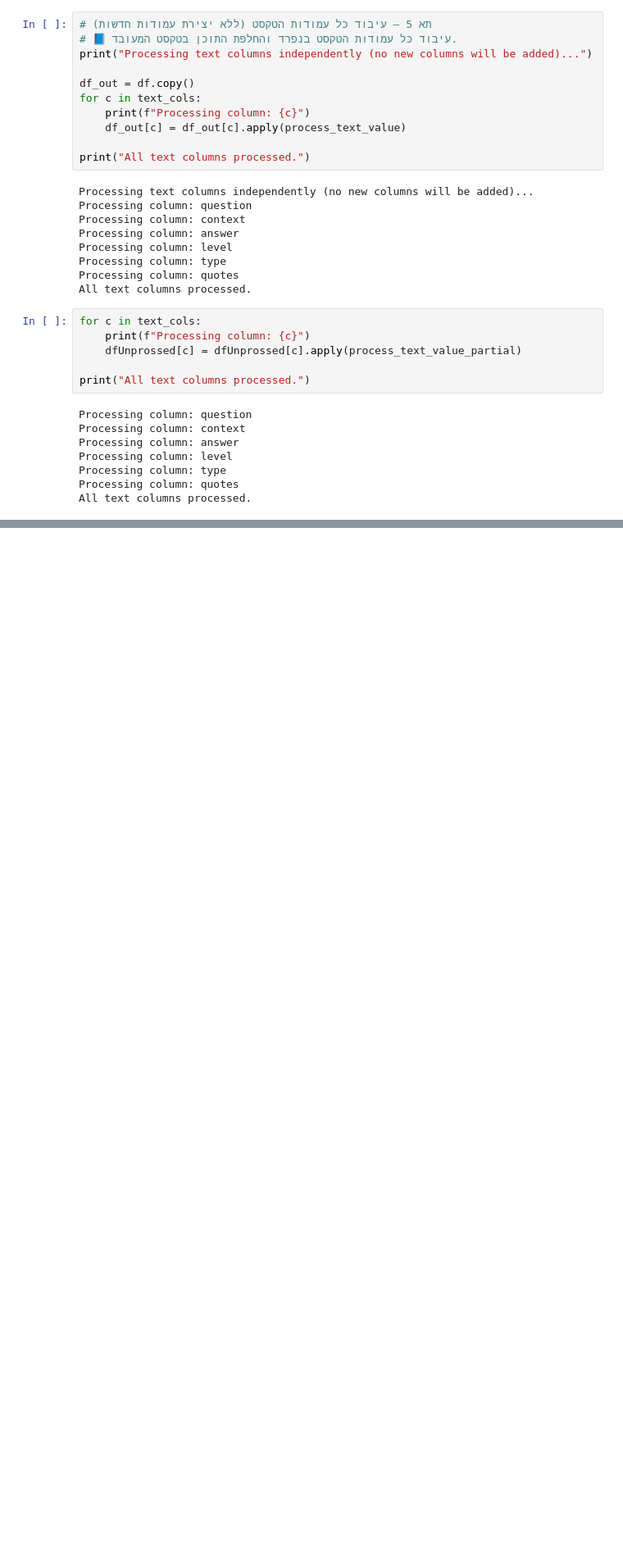
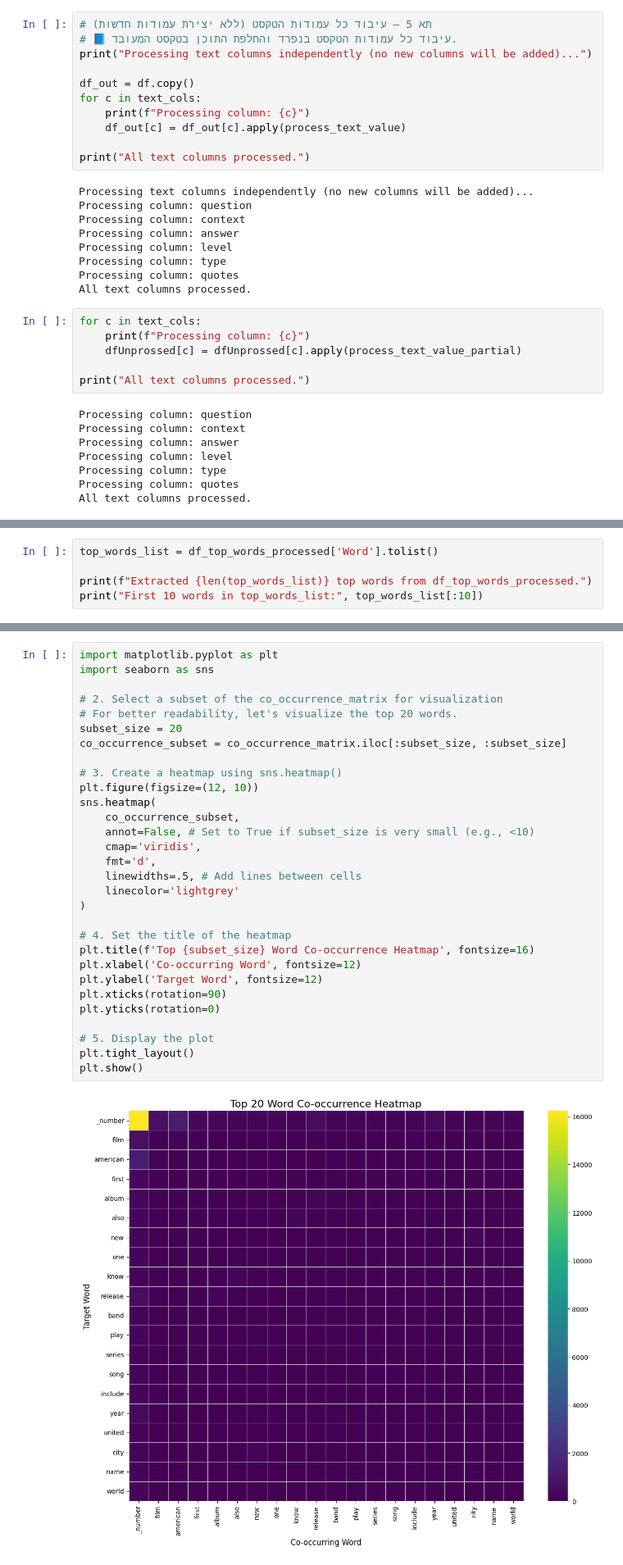
Before and after one commit to eliyahuav/NLP-project, a Jupyter notebook: ex1.ipynb, the cells around one changed output, grey strips where cells are left out. Shown: that part at 82% size. Cells and saved outputs as stored; diff of their text form; blank space fills up the shorter version.

```diff
--- a/ex1.ipynb
+++ b/ex1.ipynb
@@ -445,0 +457,5 @@ else:
+# %%
+top_words_list = df_top_words_processed['Word'].tolist()
+
+print(f"Extracted {len(top_words_list)} top words from df_top_words_processed.")
+print("First 10 words in top_words_list:", top_words_list[:10])
@@ -445,0 +661,32 @@ else:
+# %%
+import matplotlib.pyplot as plt
+import seaborn as sns
+
+# 2. Select a subset of the co_occurrence_matrix for visualization
+# For better readability, let's visualize the top 20 words.
+subset_size = 20
+co_occurrence_subset = co_occurrence_matrix.iloc[:subset_size, :subset_size]
+
+# 3. Create a heatmap using sns.heatmap()
+plt.figure(figsize=(12, 10))
+sns.heatmap(
+    co_occurrence_subset,
+    annot=False, # Set to True if subset_size is very small (e.g., <10)
+    cmap='viridis',
+    fmt='d',
+    linewidths=.5, # Add lines between cells
+    linecolor='lightgrey'
+)
+
+# 4. Set the title of the heatmap
+plt.title(f'Top {subset_size} Word Co-occurrence Heatmap', fontsize=16)
+plt.xlabel('Co-occurring Word', fontsize=12)
+plt.ylabel('Target Word', fontsize=12)
+plt.xticks(rotation=90)
+plt.yticks(rotation=0)
+
+# 5. Display the plot
+plt.tight_layout()
+plt.show()
+# %% [output]
+[figure, added]
```
Also changed, not shown: parts of 21 cells of this notebook.
